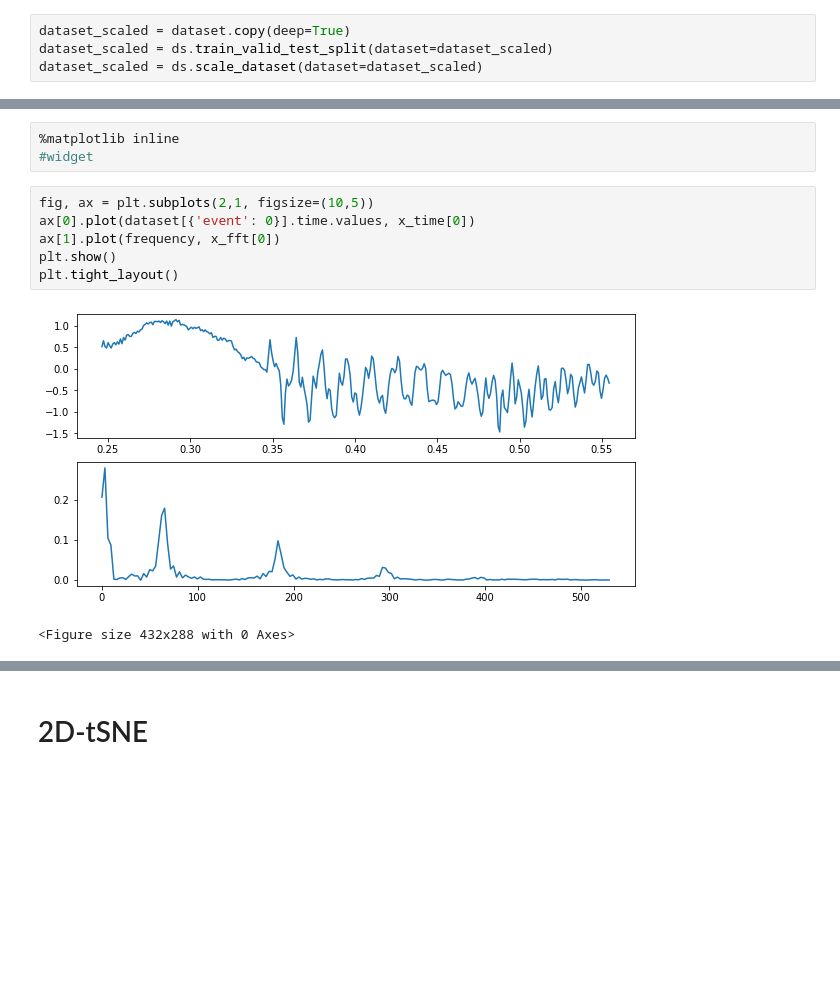
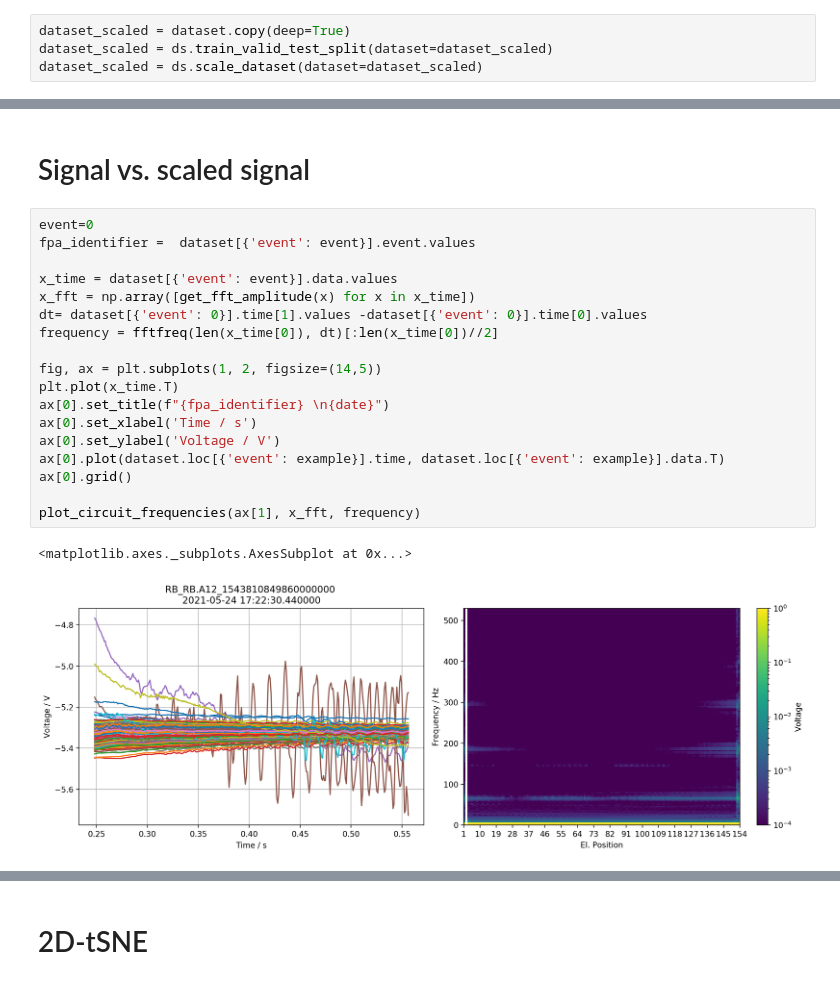
Before and after one commit to cobermai/lhc_anomaly_detection, a Jupyter notebook: notebooks/RB_FPA_analysis_prim_quench.ipynb, the cells around one changed output, grey strips where cells are left out. Saved outputs shown, nothing was run; the diff lists cells and outputs as text; blank space fills up the shorter version.

Commit message:
new dataset ee plateau 2

```diff
--- a/notebooks/RB_FPA_analysis_prim_quench.ipynb
+++ b/notebooks/RB_FPA_analysis_prim_quench.ipynb
@@ -488,12 +471,23 @@ plot_circuit_frequencies(ax, x_fft, frequency)
-# %%
-%matplotlib inline
-#widget
-# %%
-fig, ax = plt.subplots(2,1, figsize=(10,5))
-ax[0].plot(dataset[{'event': 0}].time.values, x_time[0])
-ax[1].plot(frequency, x_fft[0])
-plt.show()
-plt.tight_layout()
-# %% [output]
-[figure, removed]
-<Figure size 432x288 with 0 Axes>
+# %% [markdown]
+# Signal vs. scaled signal
+# %%
+event=0
+fpa_identifier =  dataset[{'event': event}].event.values
+
+x_time = dataset[{'event': event}].data.values
+x_fft = np.array([get_fft_amplitude(x) for x in x_time])
+dt= dataset[{'event': 0}].time[1].values -dataset[{'event': 0}].time[0].values
+frequency = fftfreq(len(x_time[0]), dt)[:len(x_time[0])//2]
+
+fig, ax = plt.subplots(1, 2, figsize=(14,5))
+plt.plot(x_time.T)
+ax[0].set_title(f"{fpa_identifier} \n{date}")
+ax[0].set_xlabel('Time / s')
+ax[0].set_ylabel('Voltage / V')
+ax[0].plot(dataset.loc[{'event': example}].time, dataset.loc[{'event': example}].data.T)
+ax[0].grid()
+
+plot_circuit_frequencies(ax[1], x_fft, frequency)
+# %% [output]
+<matplotlib.axes._subplots.AxesSubplot at 0x...>
+[figure, added]
```
Also changed, not shown: parts of 28 cells of this notebook, 6 other files.
